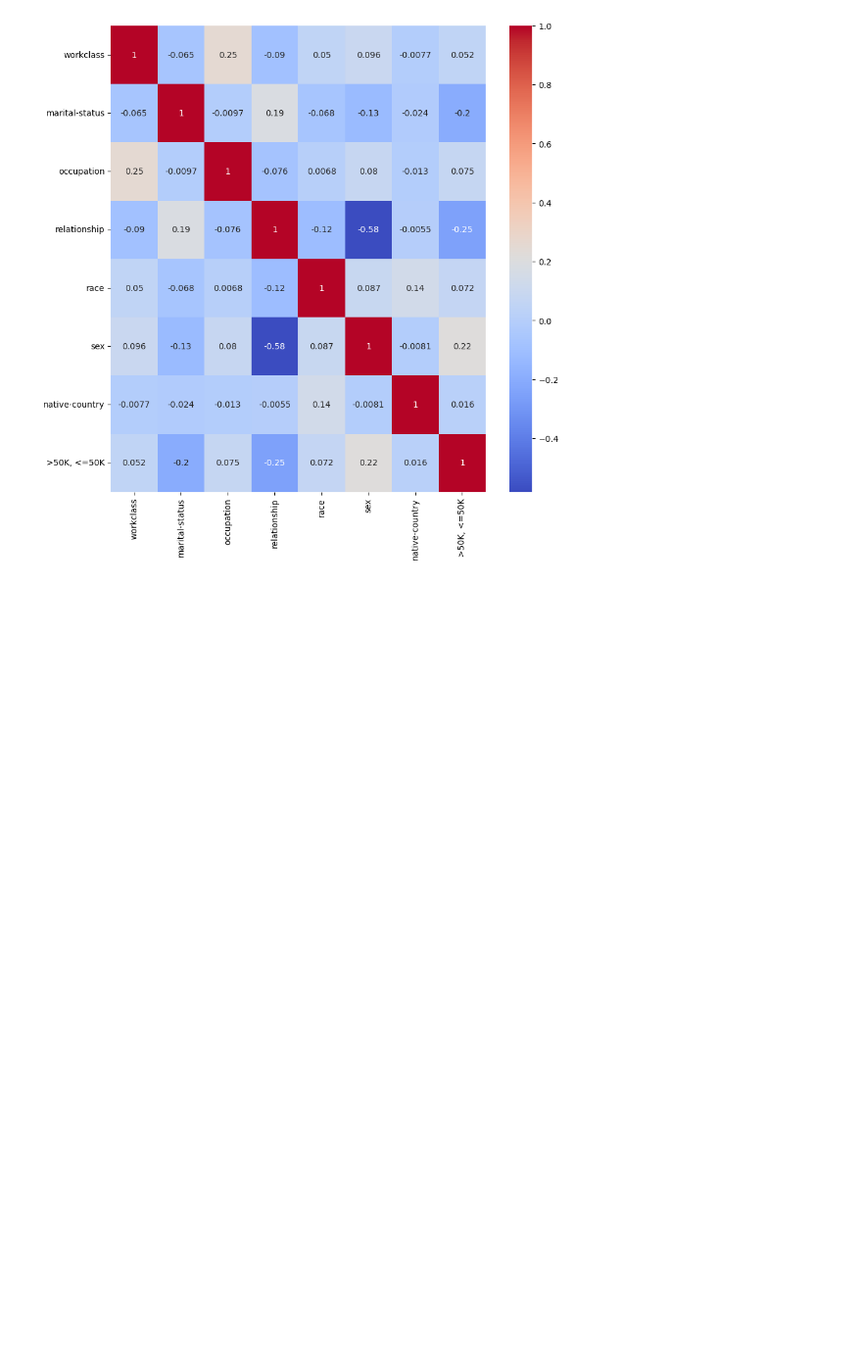
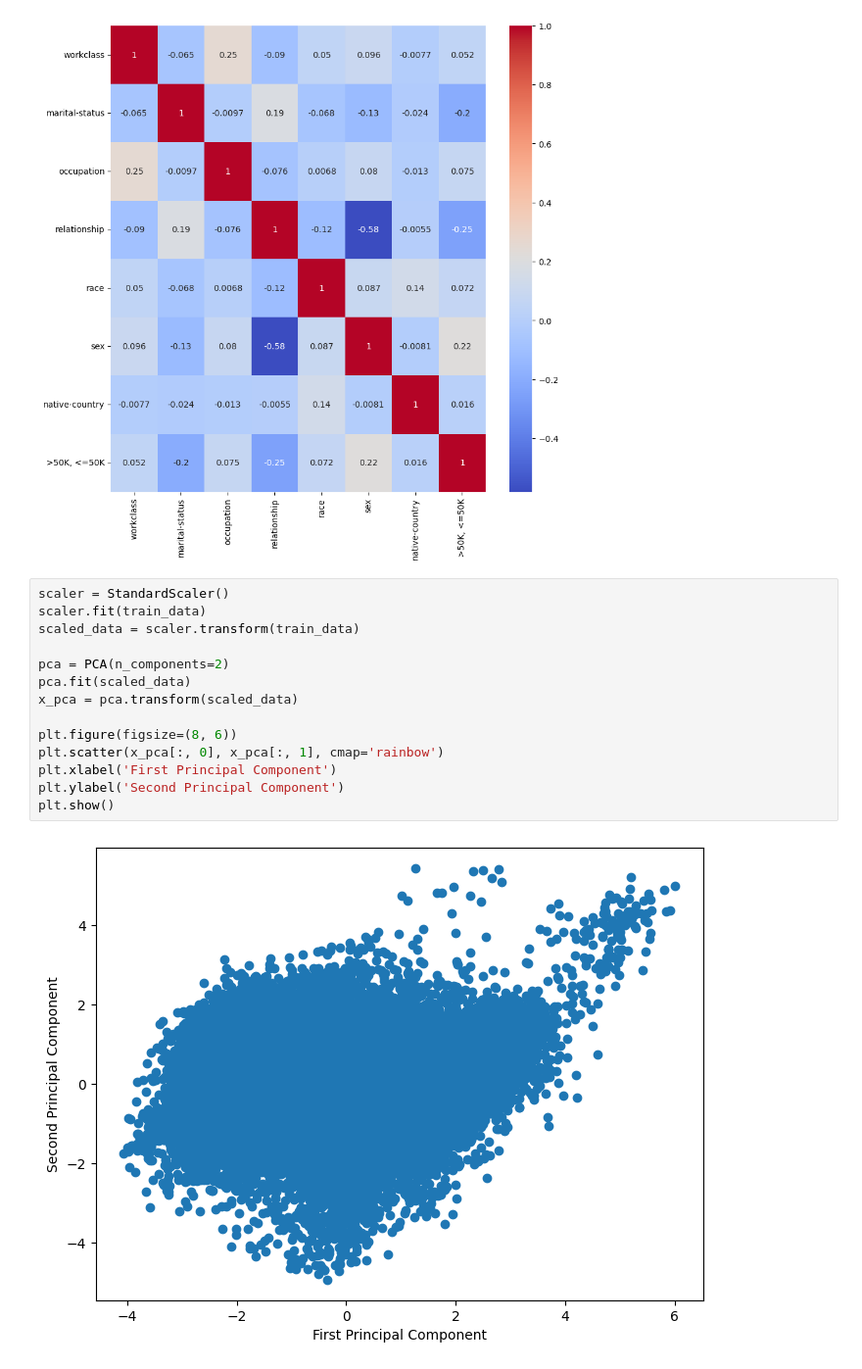
Before and after one commit to ChathurangaMMP/Data-team-ML-challenge, a Jupyter notebook: notebook_1.ipynb, the cells around one changed output. Shown: that part at 98% size. Saved outputs shown, nothing was run; the diff lists cells and outputs as text; blank space fills up the shorter version.

```diff
--- a/notebook_1.ipynb
+++ b/notebook_1.ipynb
@@ -226,3 +228,19 @@ sns.heatmap(correlation, annot=True, cmap='coolwarm')
 plt.show()
 # %% [output]
 [figure]
+# %%
+scaler = StandardScaler()
+scaler.fit(train_data)
+scaled_data = scaler.transform(train_data)
+
+pca = PCA(n_components=2)
+pca.fit(scaled_data)
+x_pca = pca.transform(scaled_data)
+
+plt.figure(figsize=(8, 6))
+plt.scatter(x_pca[:, 0], x_pca[:, 1], cmap='rainbow')
+plt.xlabel('First Principal Component')
+plt.ylabel('Second Principal Component')
+plt.show()
+# %% [output]
+[figure, added]
```
Also changed, not shown: parts of 1 cell of this notebook.
